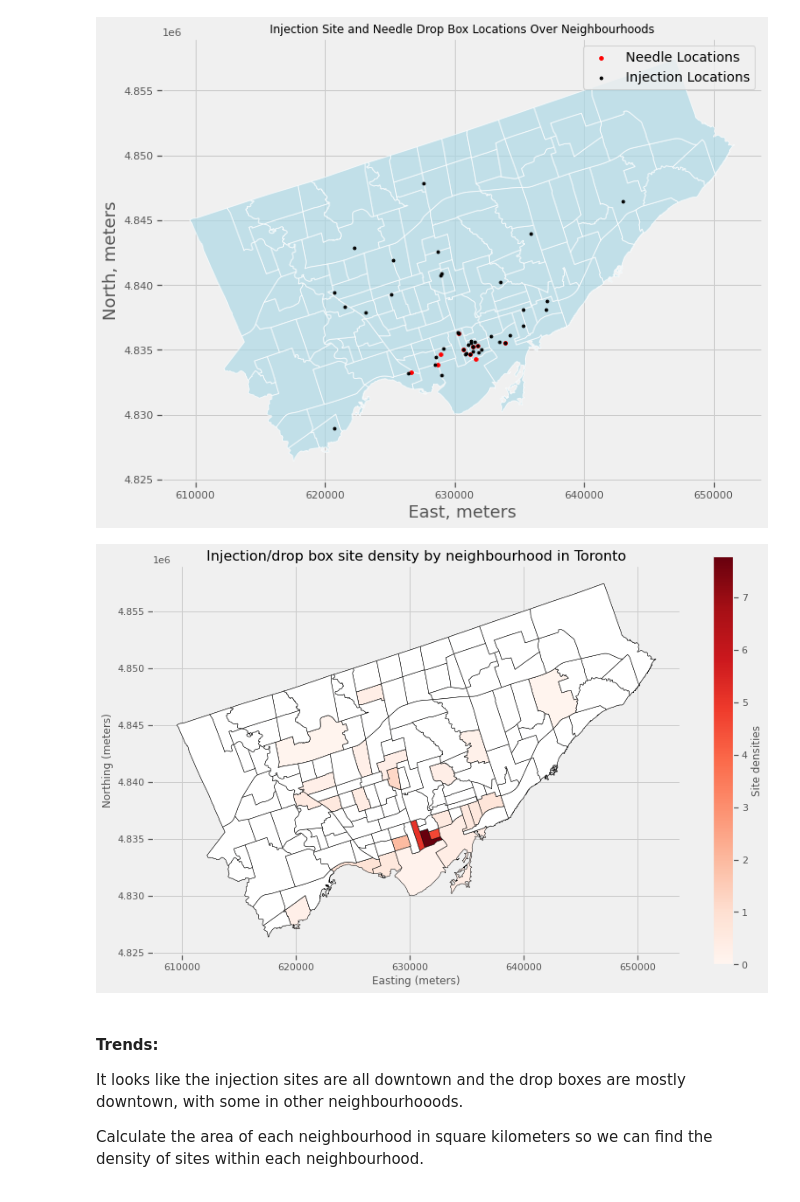
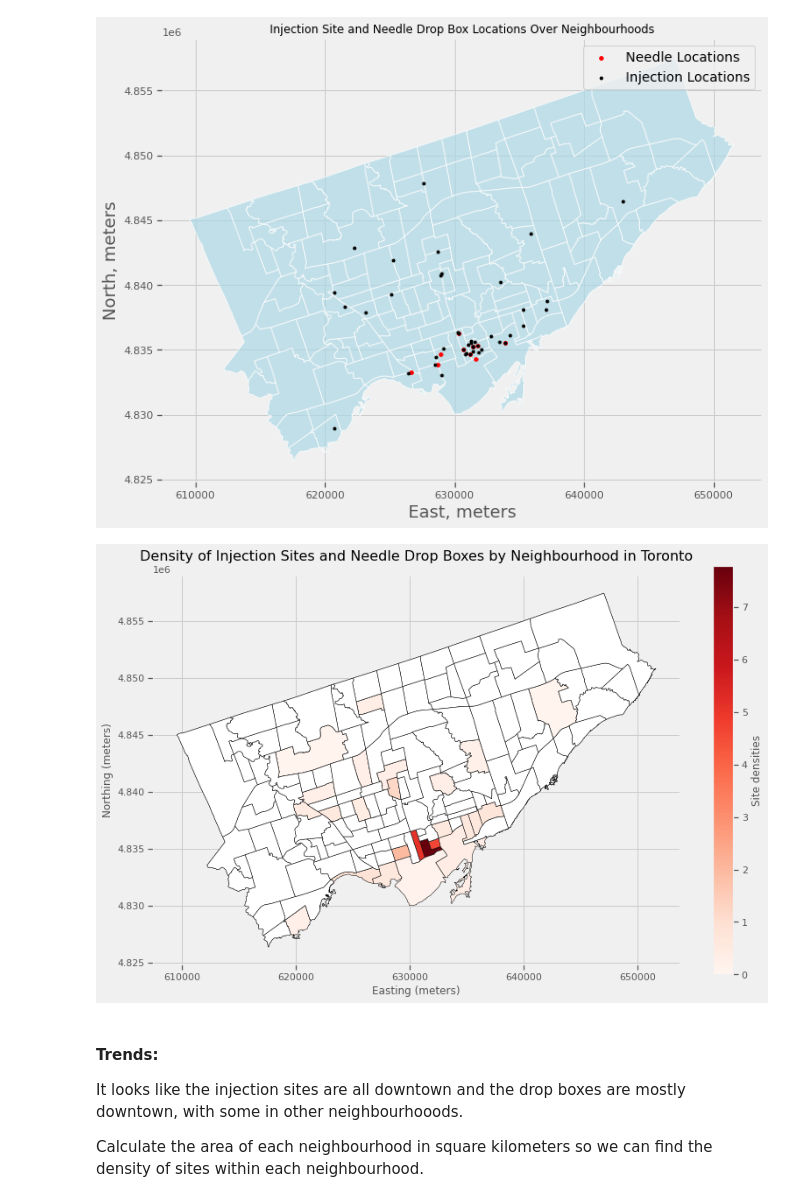
Before and after one commit to jayshah2111/team-algorithm-avengers, a Jupyter notebook: Injection_site_maps.ipynb, the cells around one changed output. Saved outputs shown, nothing was run; the diff lists cells and outputs as text; code cells hidden in the pictures.

Commit message:
updated images

```diff
--- a/Injection_site_maps.ipynb
+++ b/Injection_site_maps.ipynb
@@ -240,35 +240,35 @@ plt.show()
 # %%
 # Plot choropleth map for green space percentage
 fig, ax = plt.subplots(figsize=(12, 8))
 neighbourhoods_26917.plot(
     column="site_density",  # Use the green space percentage column
     cmap="Reds",  # Color scheme
     linewidth=0.5,  # Line width for ward boundaries
     edgecolor="black",  # Edge color for ward boundaries
     legend=True,  # Add legend
     legend_kwds={"label": "Site densities"},
     ax=ax,  # Axis to plot on
     vmin=0,
     vmax=neighbourhoods_26917['site_density'].max()
 )
 
 # Separate zero density areas
 mask_zero = neighbourhoods_26917['site_density'] == 0
 
 # Overlay zero density areas in white
 neighbourhoods_26917[mask_zero].plot(
     color="white",  # Set color to white for zero density
     linewidth=0.5,  # Line width for boundaries
     edgecolor="black",  # Edge color for boundaries
     ax=ax,  # Axis to plot on
 )
-plt.title("Injection/drop box site density by neighbourhood in Toronto", fontsize=16)
+plt.title("Density of Injection Sites and Needle Drop Boxes by Neighbourhood in Toronto", fontsize=16)
 plt.xlabel("Easting (meters)", fontsize=12)
 plt.ylabel("Northing (meters)", fontsize=12)
 plt.savefig('plots/choropleth_map_site_density.png', dpi=300)
 plt.show()
 # %% [output]
-[figure, old version]
+[figure, new version]
 # %% [markdown]
 #### Trends:
 It looks like the injection sites are all downtown and the drop boxes are mostly downtown, with some in other neighbourhooods.
```
Also changed, not shown: 1 other file.
